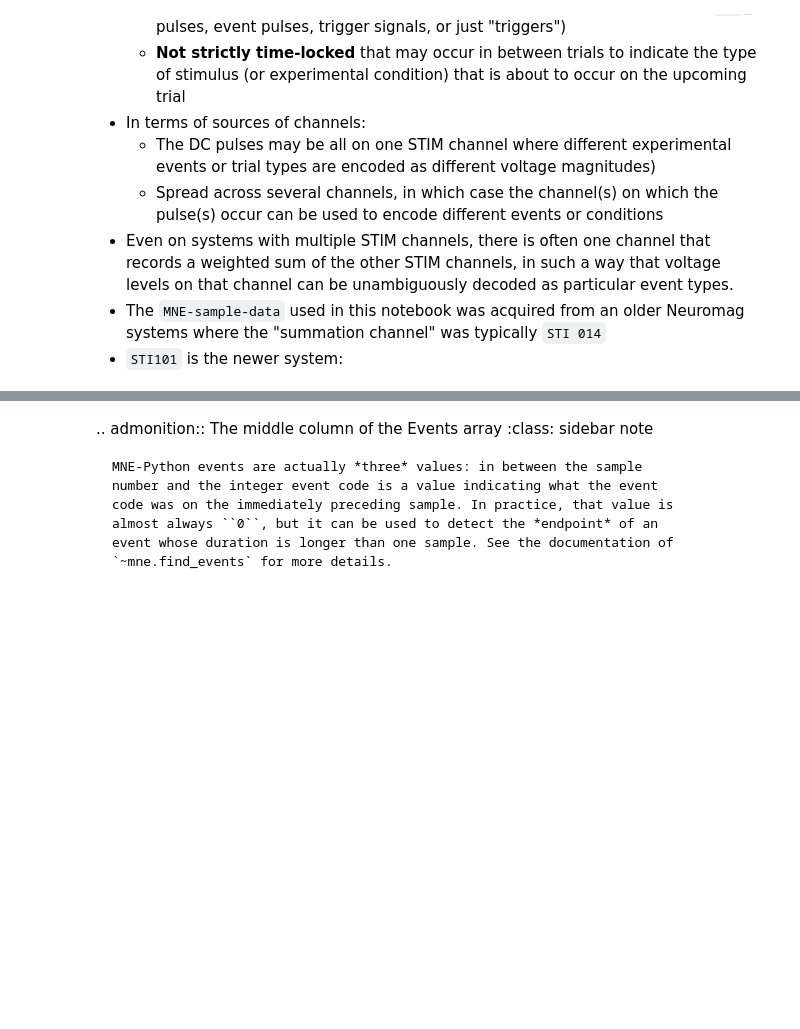
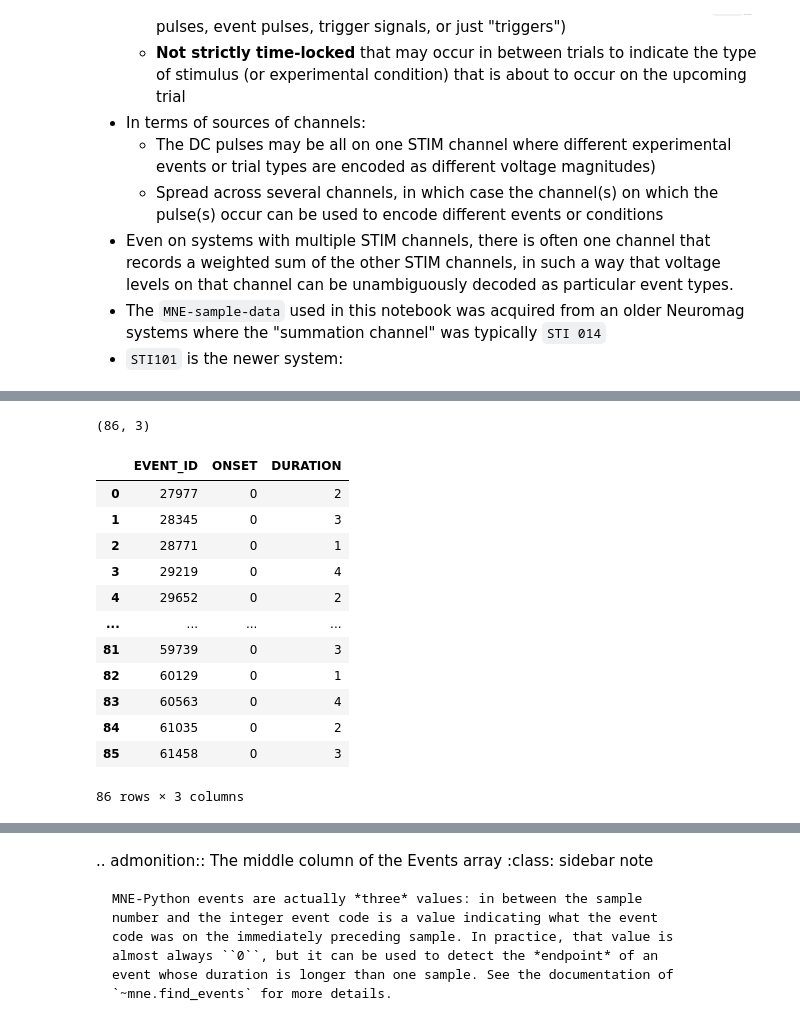
Before and after one commit to jonghang/neural_datascience, a Jupyter notebook: events_continouos_data/parsing_events_raw_data.ipynb, the cells around one changed output, grey strips where cells are left out. Cells and saved outputs as stored; diff of their text form; code cells hidden in the pictures; blank space fills up the shorter version.

```diff
--- a/events_continouos_data/parsing_events_raw_data.ipynb
+++ b/events_continouos_data/parsing_events_raw_data.ipynb
@@ -98,5 +126,7 @@ other STIM channels, there is a corresponding pulse on `STI 014`.
 * The sample number of the onset (or offset) of each pulse is recorded as the event time, the pulse magnitudes are converted into integers, and these pairs of sample numbers plus integer codes are stored in `numpy array` (usually called "the events array" or just "the events")
 * In its simplest form, the function requires only the `mne.io.Raw` object, and the name of the channel(s) from which to read events
 # %%
-events = mne.find_events(raw, stim_channel='STI 014')
-print(events[:5])  # show the first 5
+events = mne.find_events(fif_raw, stim_channel = 'STI 014')
+
+# show the first 5
+print(events[:5])
@@ -102,0 +141,21 @@ print(events[:5])  # show the first 5
+# %%
+events_df = pd.DataFrame(events)
+events_df.columns = ["EVENT_ID","ONSET","DURATION"]
+
+display(events_df.shape)
+display(events_df.head())
+# %% [output]
+(86, 3)
+|  | EVENT_ID | ONSET | DURATION |
+| 0 | 27977 | 0 | 2 |
+| 1 | 28345 | 0 | 3 |
+| 2 | 28771 | 0 | 1 |
+| 3 | 29219 | 0 | 4 |
+| 4 | 29652 | 0 | 2 |
+| ... | ... | ... | ... |
+| 81 | 59739 | 0 | 3 |
+| 82 | 60129 | 0 | 1 |
+| 83 | 60563 | 0 | 4 |
+| 84 | 61035 | 0 | 2 |
+| 85 | 61458 | 0 | 3 |
+86 rows × 3 columns
```
Also changed, not shown: parts of 9 cells of this notebook.
